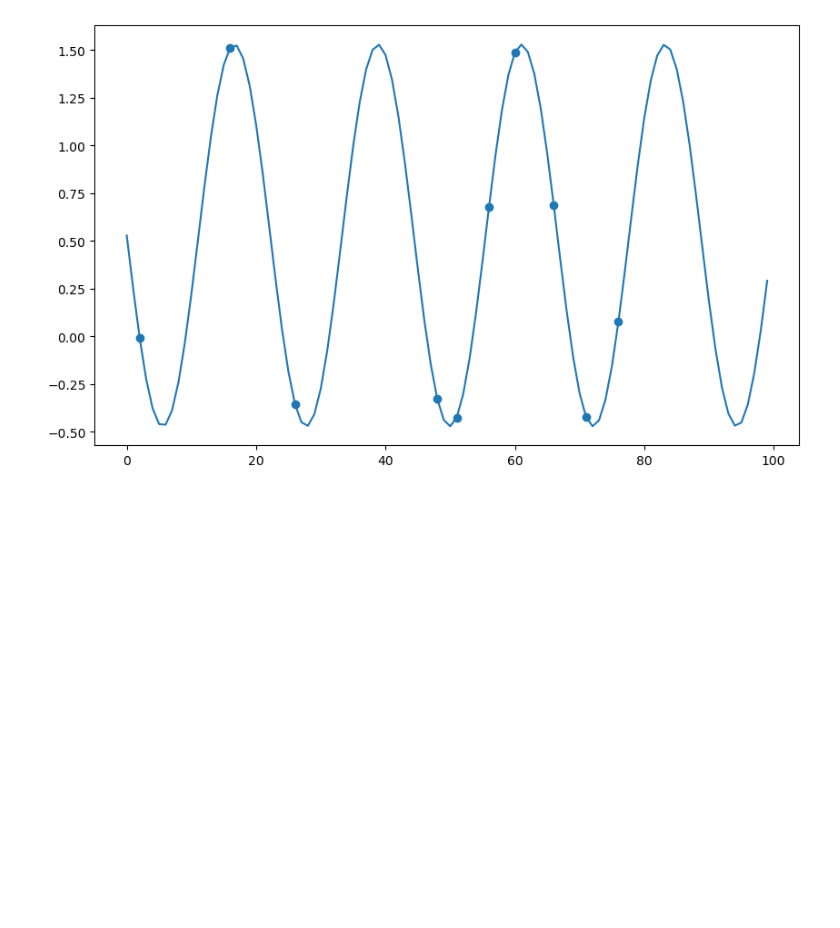
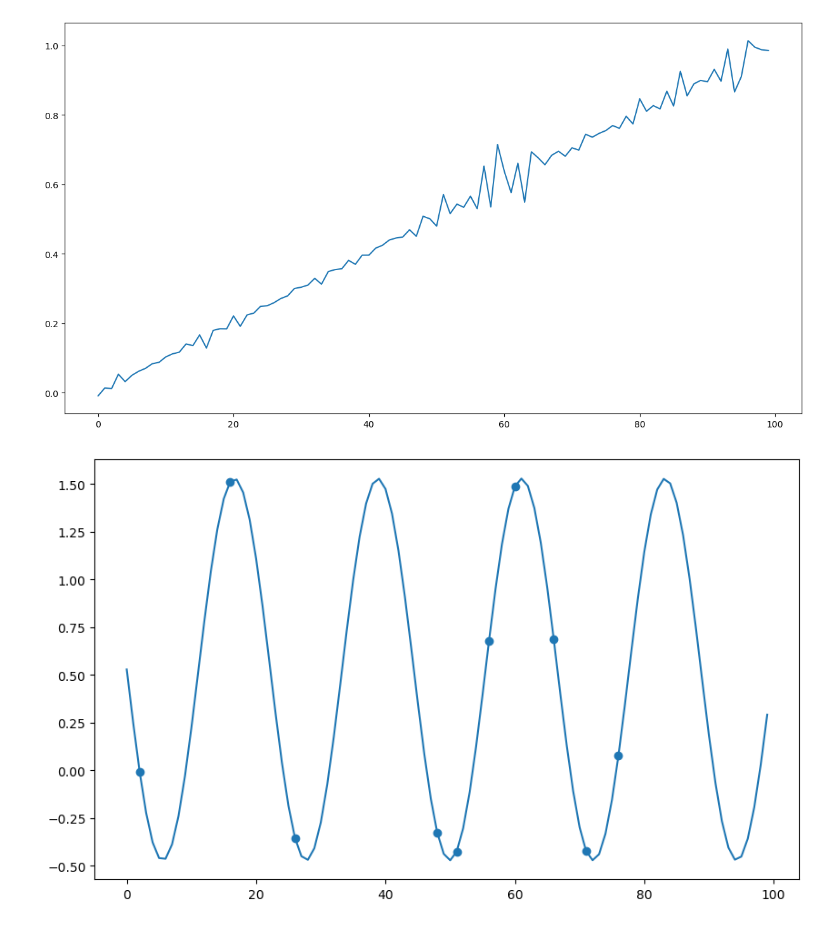
Before and after one commit to MischaDy/electricity-uq, a Jupyter notebook: test.ipynb, the cells around one changed output. Drawn from its saved outputs; the diff is of its cells as text; code cells hidden in the pictures; blank space fills up the shorter version.

```diff
--- a/test.ipynb
+++ b/test.ipynb
@@ -2,35 +2,39 @@
 import numpy as np
 import matplotlib.pyplot as plt
 # %%
-def gen_chaos(start, steps, func, to_array=True):
-    res = []
+def gen_chaos(start, steps, func, add_id=True, id_scaling=1):
+    res = np.zeros(steps)
     cur = start
-    for _ in range(steps):
+    for ind in range(res.size):
         cur = func(cur)
-        res.append(cur)
-    return np.array(res) if to_array else res
+        res[ind] = cur
+    if add_id:
+        res += id_scaling * np.arange(steps)
+    return res
 
 def f(x):
     eps_f = 1e-2
     det = (1.5 * x * np.sin(x**-2) - np.tan(x)) / (x+1)**4.5
     rand = np.random.random()
     return det + eps_f * rand
     # return np.log(x+1) / x**2 # np.log(x+1) / (3 ** np.sqrt(x+1)) + 0.0005 * x**1.3
 
 def plot_chaos(seed=1):
     np.random.seed(seed)
 
     n = 100
     xs = np.arange(n)
-    ys = gen_chaos(1, xs.size, f)
+    ys = gen_chaos(1, xs.size, f, id_scaling=0.01)
     # sigma_ys = 1e-2
     # ys2 = ys + np.random.normal(size=ys.shape, scale=sigma_ys)
 
     fig, ax = plt.subplots(figsize=(15,8))
     ax.plot(xs, ys)
     # ax.plot(xs, ys2)
 
-# plot_chaos()
+plot_chaos()
+# %% [output]
+[figure, added]
 # %%
 def f(x):
     eps = 0.3
```
Also changed, not shown: parts of 4 cells of this notebook.
